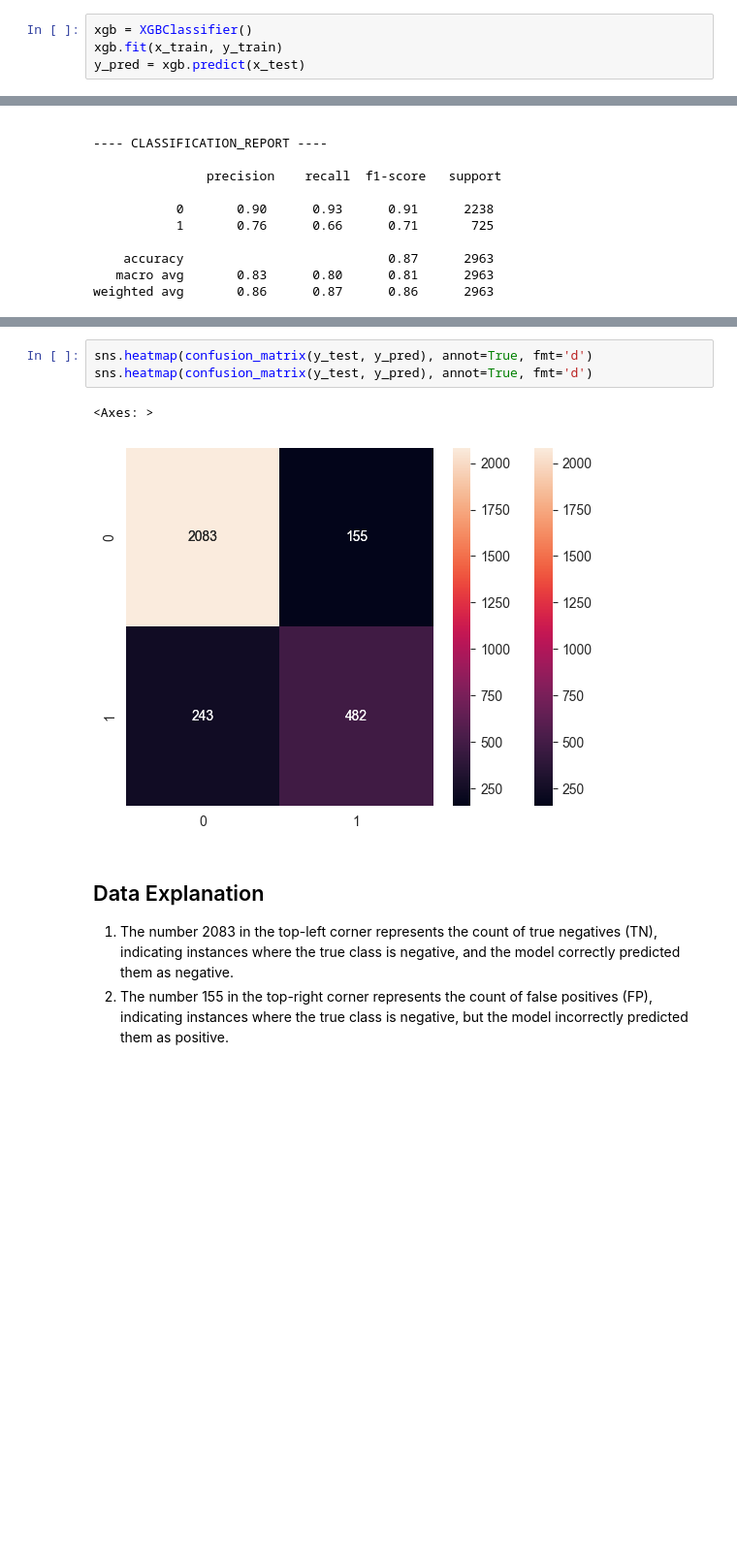
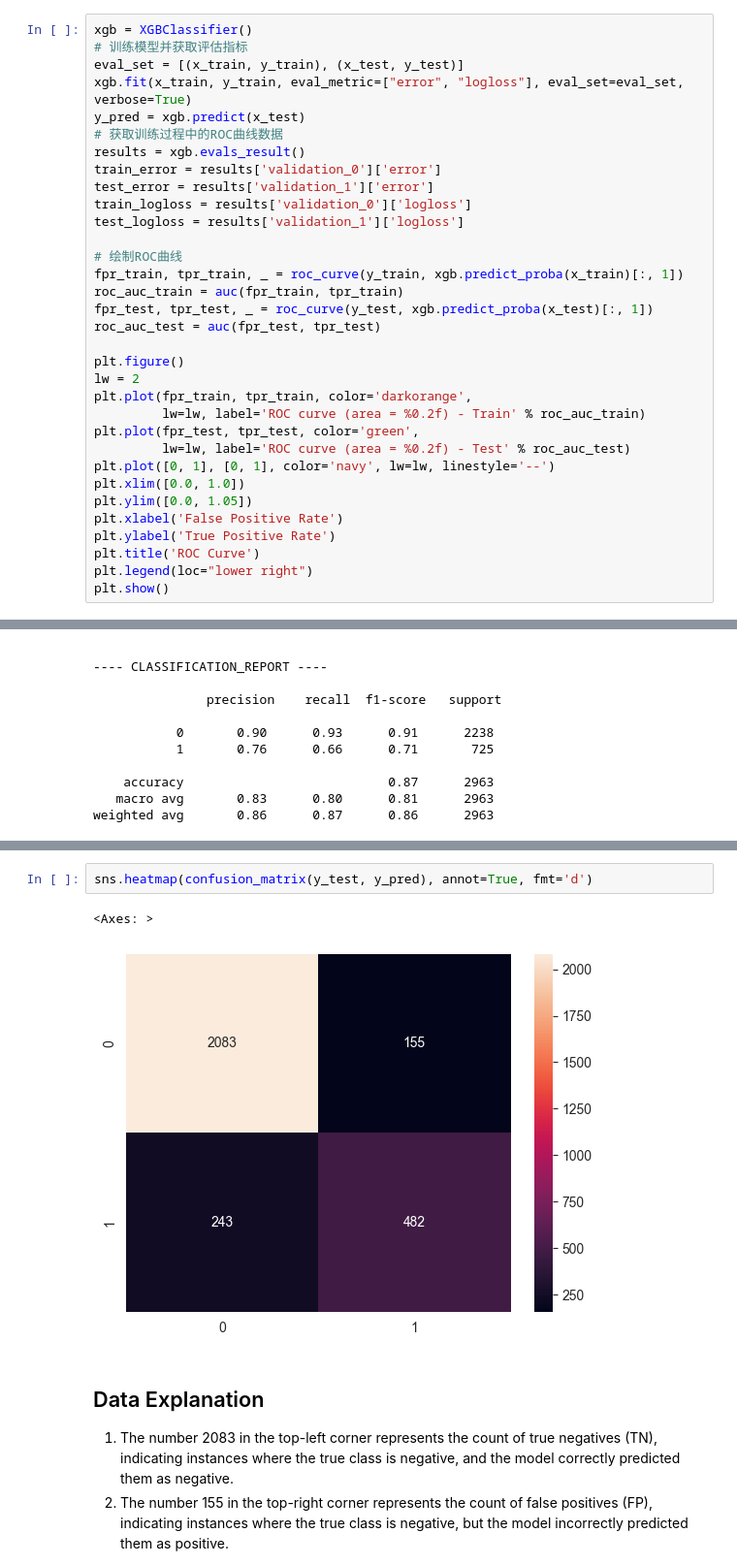
Before and after one commit to Laihb1106205841/CS311-AI-Peoject3-XGBoost, a Jupyter notebook: XGBoost.ipynb, the cells around one changed output, grey strips where cells are left out. Shown at 97% size. Saved outputs shown, nothing was run; the diff lists cells and outputs as text; blank space fills up the shorter version.

```diff
--- a/XGBoost.ipynb
+++ b/XGBoost.ipynb
@@ -196,5 +200,34 @@ y_pred = xgb.predict(x_test)
 We use the trained model to predict labels for the test data (x_test) using the predict method. The predicted labels are stored in the variable y_pred.
 # %%
 xgb = XGBClassifier()
-xgb.fit(x_train, y_train)
+# 训练模型并获取评估指标
+eval_set = [(x_train, y_train), (x_test, y_test)]
+xgb.fit(x_train, y_train, eval_metric=["error", "logloss"], eval_set=eval_set, verbose=True)
 y_pred = xgb.predict(x_test)
+# 获取训练过程中的ROC曲线数据
+results = xgb.evals_result()
+train_error = results['validation_0']['error']
+test_error = results['validation_1']['error']
+train_logloss = results['validation_0']['logloss']
+test_logloss = results['validation_1']['logloss']
+
+# 绘制ROC曲线
+fpr_train, tpr_train, _ = roc_curve(y_train, xgb.predict_proba(x_train)[:, 1])
+roc_auc_train = auc(fpr_train, tpr_train)
+fpr_test, tpr_test, _ = roc_curve(y_test, xgb.predict_proba(x_test)[:, 1])
+roc_auc_test = auc(fpr_test, tpr_test)
+
+plt.figure()
+lw = 2
+plt.plot(fpr_train, tpr_train, color='darkorange',
+         lw=lw, label='ROC curve (area = %0.2f) - Train' % roc_auc_train)
+plt.plot(fpr_test, tpr_test, color='green',
+         lw=lw, label='ROC curve (area = %0.2f) - Test' % roc_auc_test)
+plt.plot([0, 1], [0, 1], color='navy', lw=lw, linestyle='--')
+plt.xlim([0.0, 1.0])
+plt.ylim([0.0, 1.05])
+plt.xlabel('False Positive Rate')
+plt.ylabel('True Positive Rate')
+plt.title('ROC Curve')
+plt.legend(loc="lower right")
+plt.show()
@@ -242,10 +311,9 @@ The confusion matrix is a commonly used tool to evaluate the performance of a cl
 The primary purpose of the confusion matrix is to provide an intuitive understanding of the classification model's performance, particularly in terms of misclassifications between different classes. From the confusion matrix, we can comprehensively evaluate the model's performance.
 # %%
 sns.heatmap(confusion_matrix(y_test, y_pred), annot=True, fmt='d')
-sns.heatmap(confusion_matrix(y_test, y_pred), annot=True, fmt='d')
 # %% [output]
 <Axes: >
-[figure, old version]
+[figure, new version]
 # %% [markdown]
 ## Data Explanation
 
```
Also changed, not shown: parts of 2 cells of this notebook, 2 other files.
